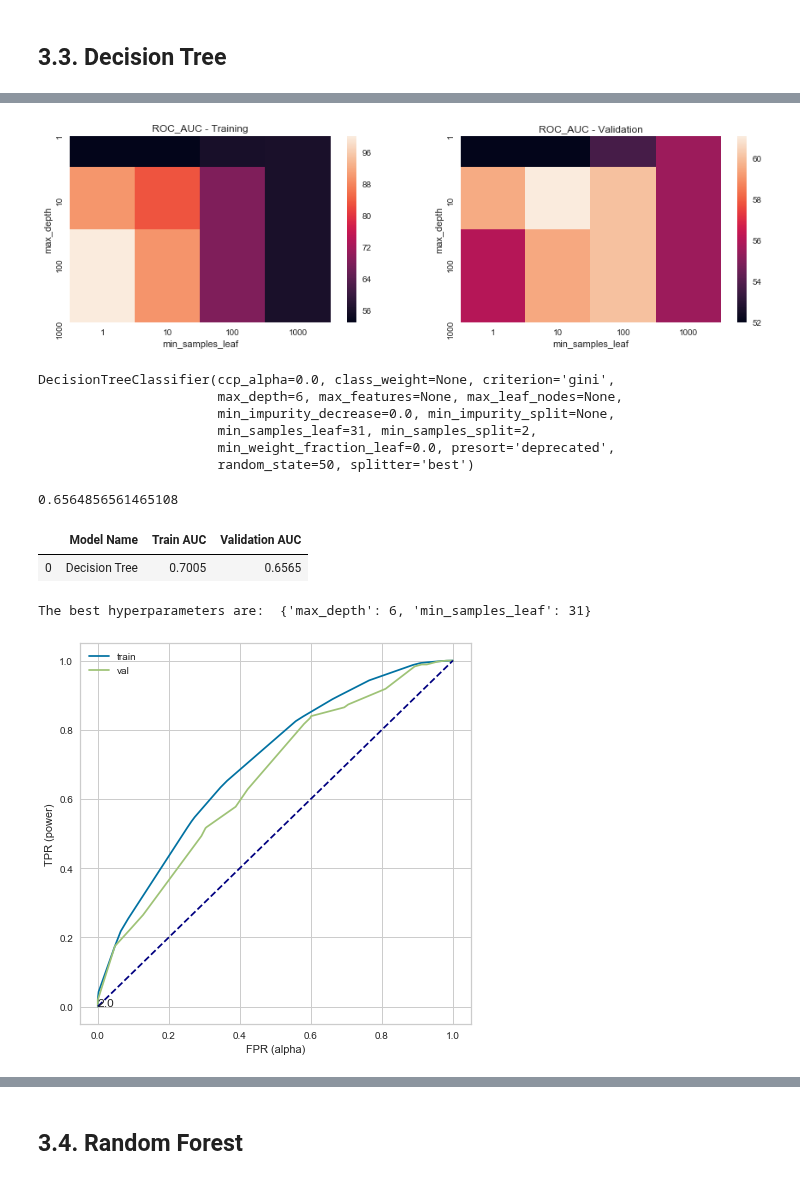
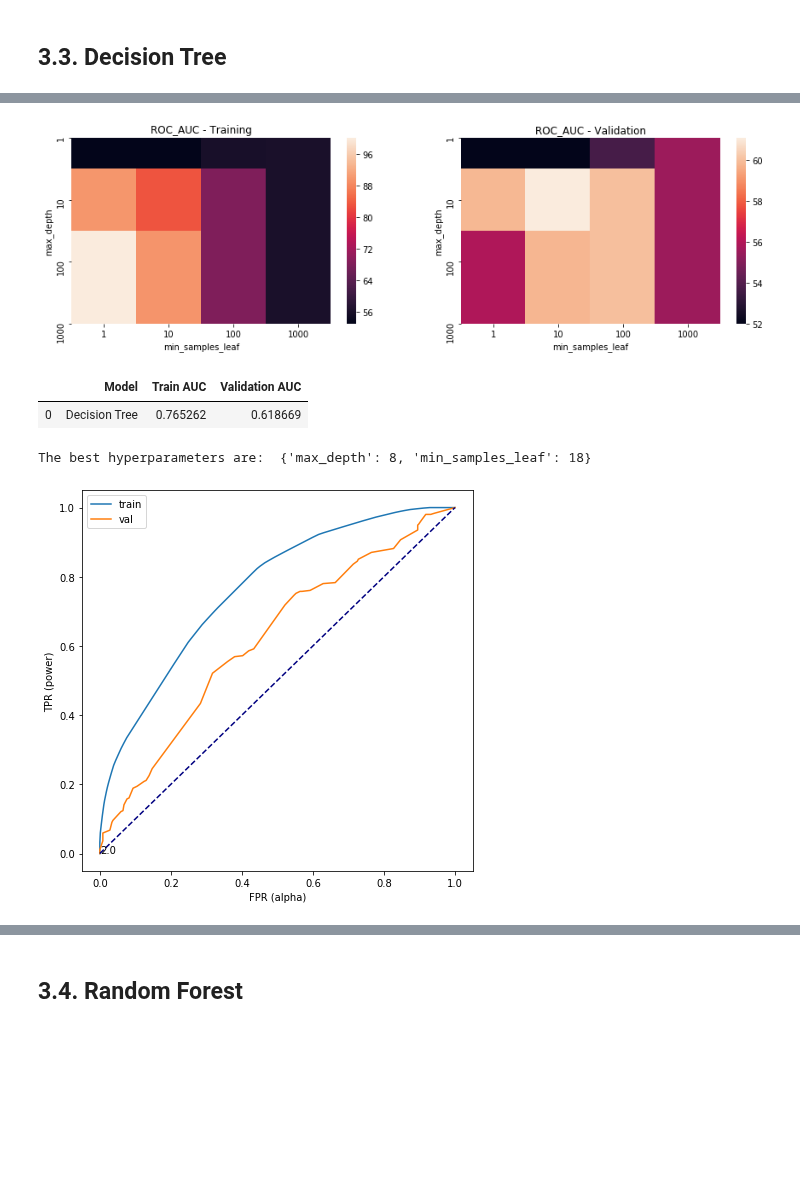
Before and after one commit to ravimalde/ufc_fight_predictor, a Jupyter notebook: modelling.ipynb, the cells around one changed output, grey strips where cells are left out. Drawn from its saved outputs; the diff is of its cells as text; code cells hidden in the pictures; blank space fills up the shorter version.

```diff
--- a/modelling.ipynb
+++ b/modelling.ipynb
@@ -142,4 +149,4 @@ The best hyperparameters are:  {'max_depth': 10, 'min_samples_leaf': 10}
 # %%
-d_tree.opt_plots()
+d_tree1.opt_plots()
 # %% [output]
-[figure, old version]
+[figure, new version]
@@ -148,9 +152,0 @@ d_tree4 = DecisionTreeClassifier(max_depth=6, min_samples_leaf=31, random_state=
-# %%
-d_tree4.fit(X_train, y_train)
-# %% [output]
-DecisionTreeClassifier(ccp_alpha=0.0, class_weight=None, criterion='gini',
-                       max_depth=6, max_features=None, max_leaf_nodes=None,
-                       min_impurity_decrease=0.0, min_impurity_split=None,
-                       min_samples_leaf=31, min_samples_split=2,
-                       min_weight_fraction_leaf=0.0, presort='deprecated',
-                       random_state=50, splitter='best')
@@ -161,17 +153,13 @@ val_auc = roc_auc_score(y_val, val_prob)
-# %%
-val_auc
-# %% [output]
-0.6564856561465108
 # %%
 d_tree2 = Classification('Decision Tree', X_train, X_val, y_train, y_val)
 # %%
-param_grid = {'max_depth':range(1,101,5),'min_samples_leaf':range(1,101,5)}
+param_grid = {'max_depth':range(1,20,1),'min_samples_leaf':range(1,30,1)}
 d_tree2.get_scores(param_grid, skf)
 # %% [output]
-|  | Model Name | Train AUC | Validation AUC |
-| 0 | Decision Tree | 0.7005 | 0.6565 |
+|  | Model | Train AUC | Validation AUC |
+| 0 | Decision Tree | 0.765262 | 0.618669 |
-The best hyperparameters are:  {'max_depth': 6, 'min_samples_leaf': 31}
+The best hyperparameters are:  {'max_depth': 8, 'min_samples_leaf': 18}
-[figure, old version]
+[figure, new version]
 # %%
 d_tree2.opt_plots()
 # %% [output]
```
Also changed, not shown: parts of 42 cells of this notebook, 5 other files.
